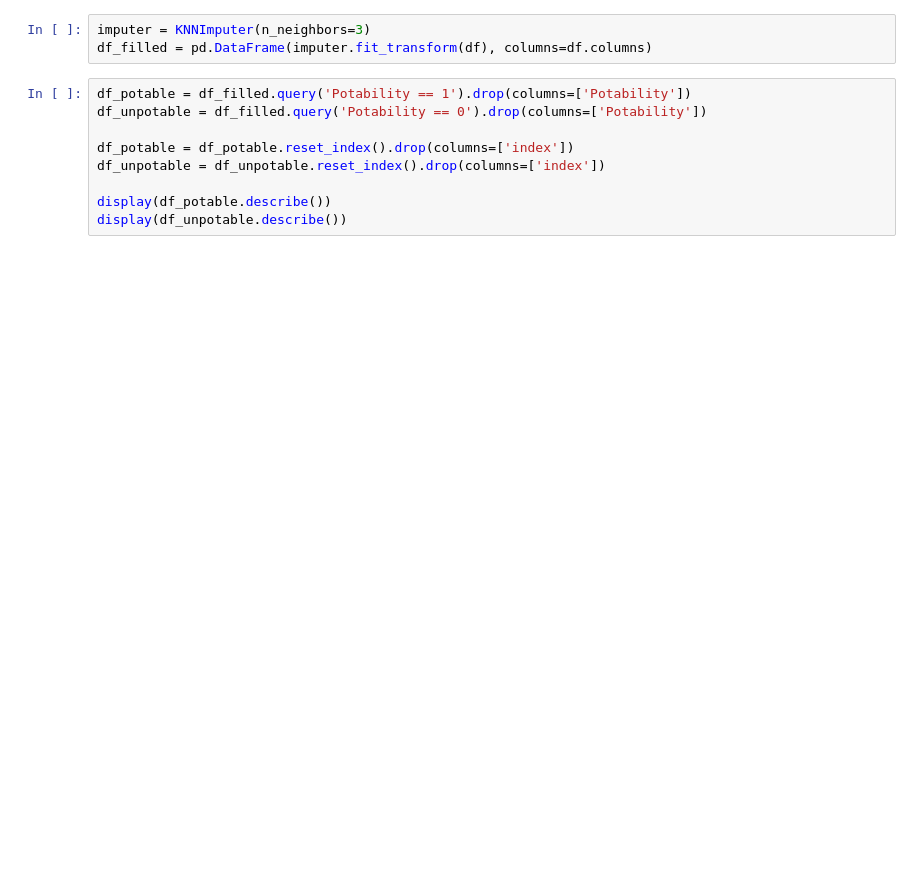
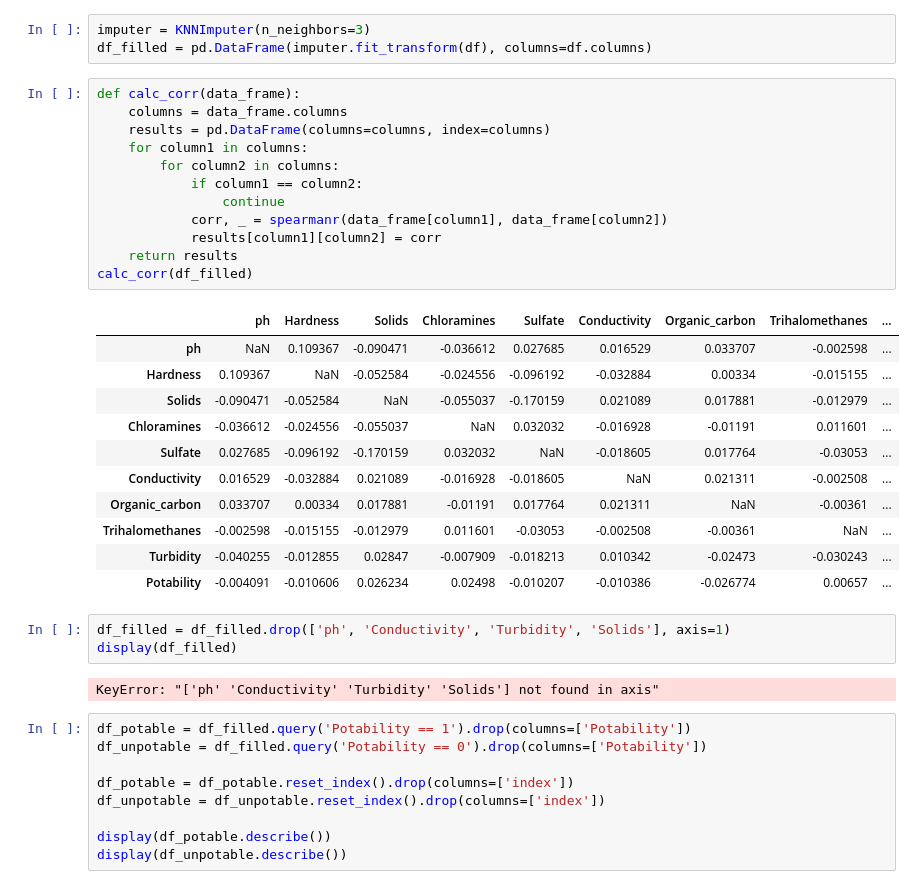
Before and after one commit to Ichtiostega/data-exploration-2-electric-boogaloo, a Jupyter notebook: water-potability.ipynb, the cells around one changed output. Cells and saved outputs as stored; diff of their text form; blank space fills up the shorter version.

```diff
--- a/water-potability.ipynb
+++ b/water-potability.ipynb
@@ -46,6 +29,35 @@ desc
 # %%
 imputer = KNNImputer(n_neighbors=3)
 df_filled = pd.DataFrame(imputer.fit_transform(df), columns=df.columns)
+# %%
+def calc_corr(data_frame):
+    columns = data_frame.columns
+    results = pd.DataFrame(columns=columns, index=columns)
+    for column1 in columns:
+        for column2 in columns:
+            if column1 == column2:
+                continue
+            corr, _ = spearmanr(data_frame[column1], data_frame[column2])
+            results[column1][column2] = corr
+    return results
+calc_corr(df_filled)
+# %% [output]
+|  | ph | Hardness | Solids | Chloramines | Sulfate | Conductivity | Organic_carbon | Trihalomethanes | ... |
+| ph | NaN | 0.109367 | -0.090471 | -0.036612 | 0.027685 | 0.016529 | 0.033707 | -0.002598 | ... |
+| Hardness | 0.109367 | NaN | -0.052584 | -0.024556 | -0.096192 | -0.032884 | 0.00334 | -0.015155 | ... |
+| Solids | -0.090471 | -0.052584 | NaN | -0.055037 | -0.170159 | 0.021089 | 0.017881 | -0.012979 | ... |
+| Chloramines | -0.036612 | -0.024556 | -0.055037 | NaN | 0.032032 | -0.016928 | -0.01191 | 0.011601 | ... |
+| Sulfate | 0.027685 | -0.096192 | -0.170159 | 0.032032 | NaN | -0.018605 | 0.017764 | -0.03053 | ... |
+| Conductivity | 0.016529 | -0.032884 | 0.021089 | -0.016928 | -0.018605 | NaN | 0.021311 | -0.002508 | ... |
+| Organic_carbon | 0.033707 | 0.00334 | 0.017881 | -0.01191 | 0.017764 | 0.021311 | NaN | -0.00361 | ... |
+| Trihalomethanes | -0.002598 | -0.015155 | -0.012979 | 0.011601 | -0.03053 | -0.002508 | -0.00361 | NaN | ... |
+| Turbidity | -0.040255 | -0.012855 | 0.02847 | -0.007909 | -0.018213 | 0.010342 | -0.02473 | -0.030243 | ... |
+| Potability | -0.004091 | -0.010606 | 0.026234 | 0.02498 | -0.010207 | -0.010386 | -0.026774 | 0.00657 | ... |
+# %%
+df_filled = df_filled.drop(['ph', 'Conductivity', 'Turbidity', 'Solids'], axis=1)
+display(df_filled)
+# %% [output]
+KeyError: "['ph' 'Conductivity' 'Turbidity' 'Solids'] not found in axis"
 # %%
 df_potable = df_filled.query('Potability == 1').drop(columns=['Potability'])
 df_unpotable = df_filled.query('Potability == 0').drop(columns=['Potability'])
```
Also changed, not shown: parts of 7 cells of this notebook, 1 other file.
